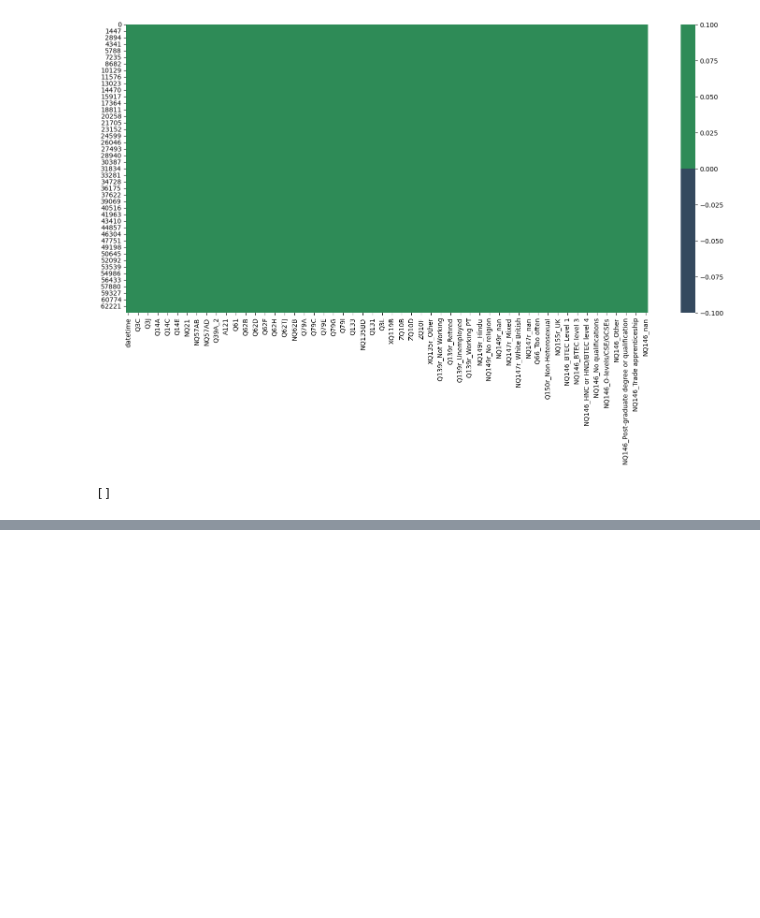
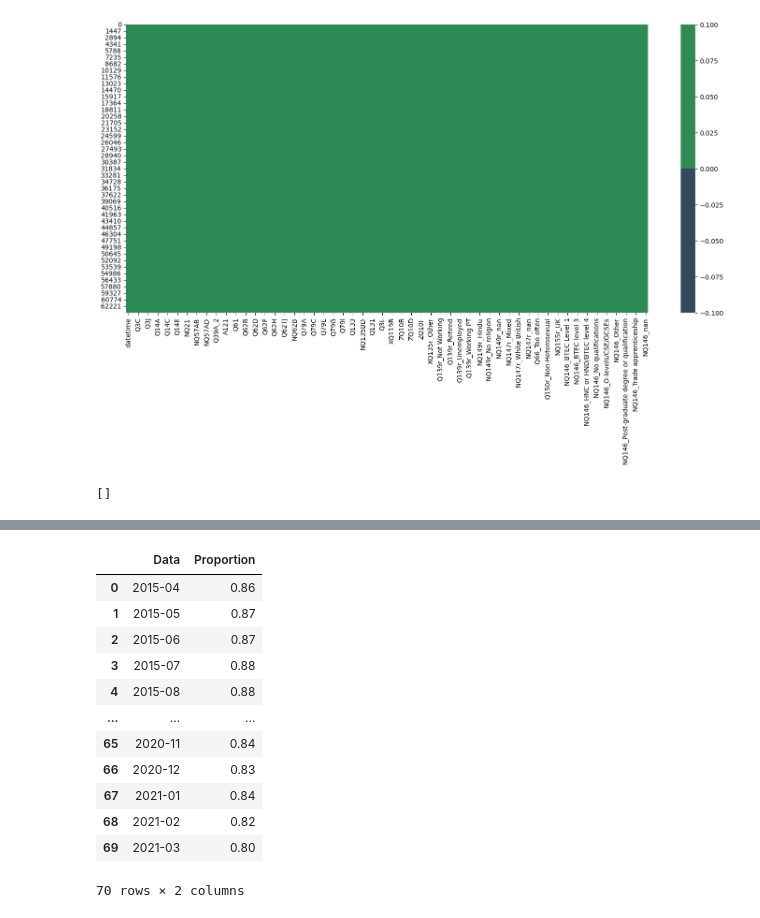
Before and after one commit to WnagZ/DBL2-Group10, a Jupyter notebook: PAS_granural.ipynb, the cells around one changed output, grey strips where cells are left out. Drawn from its saved outputs; the diff is of its cells as text; code cells hidden in the pictures; blank space fills up the shorter version.

```diff
--- a/PAS_granural.ipynb
+++ b/PAS_granural.ipynb
@@ -1440,0 +1503,52 @@ Encoded_df.to_csv('PAS_data.csv', index=False)
+# %%
+# period_key = pd.Period('2015-04', freq='M')
+
+### computes proporrion for PAS trust
+def ProportionComputation1(inner: dict):
+    scale = {0.0:0, 1.0:0.25, 2.0:0.5, 3.0:0.75, 4.0:1}
+    total = 0
+    number = 0
+    for label in sorted(inner.keys())[1:]:
+        number += inner[label]
+        total += inner[label] * scale[label]
+
+    return np.round(total/number, 2)
+
+### computes proporrion for PAS trust
+def ProportionComputation2(inner: dict):
+    number = 0
+    total = inner[3] + inner[4]
+    for label in sorted(inner.keys())[1:]:
+        number += inner[label]
+
+    return np.round(total/number, 2)
+
+
+def PASPropportionDataFrame(data: dict):
+    columnDate = []
+    columnProportion = []
+    for key, value in data.items():
+        columnDate.append(key)
+        columnProportion.append(ProportionComputation2(value))
+    layout = {"Data":columnDate, "Proportion":columnProportion}
+    return pd.DataFrame.from_dict(layout)
+
+dataPasModel = PASPropportionDataFrame(result_dict)
+# %%
+# will have to see what works the best:  either method 1 or 2 -> right now we choose the second option
+
+dataPasModel
+# %% [output]
+|  | Data | Proportion |
+| 0 | 2015-04 | 0.86 |
+| 1 | 2015-05 | 0.87 |
+| 2 | 2015-06 | 0.87 |
+| 3 | 2015-07 | 0.88 |
+| 4 | 2015-08 | 0.88 |
+| ... | ... | ... |
+| 65 | 2020-11 | 0.84 |
+| 66 | 2020-12 | 0.83 |
+| 67 | 2021-01 | 0.84 |
+| 68 | 2021-02 | 0.82 |
+| 69 | 2021-03 | 0.80 |
+70 rows × 2 columns
```
Also changed, not shown: parts of 14 cells of this notebook, 4 other files.
